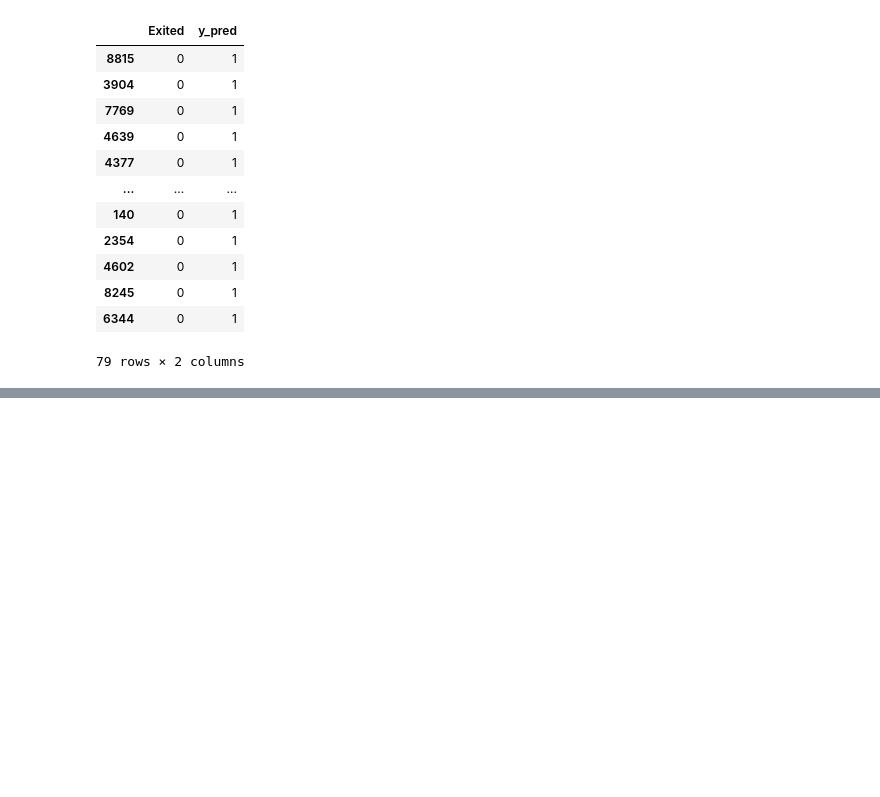
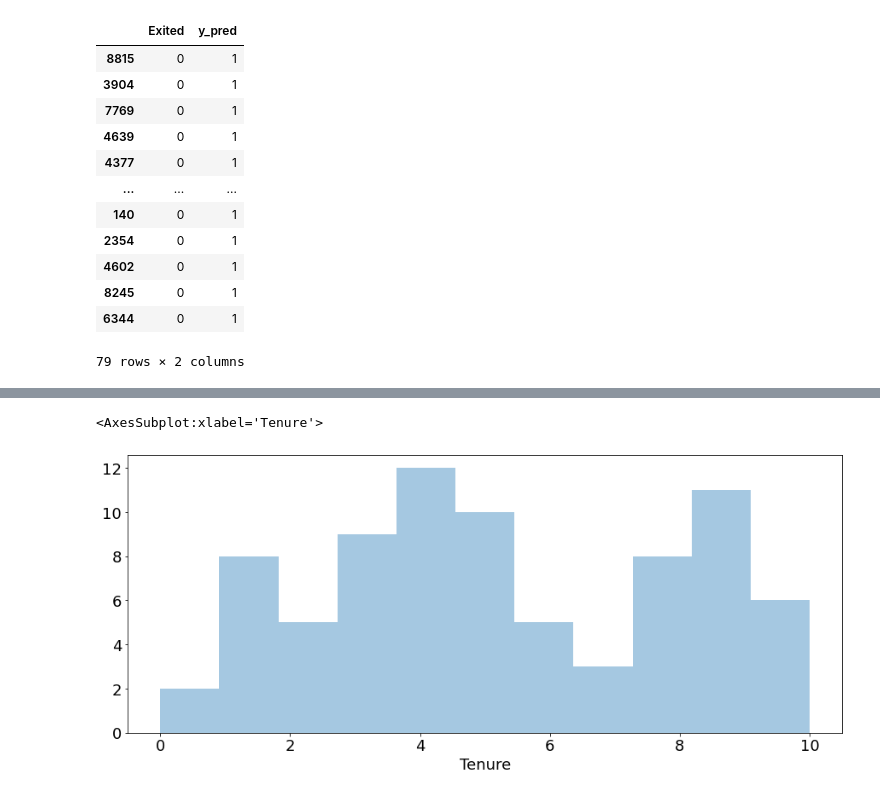
Before and after one commit to Yoyoyamato/churn_modeling, a Jupyter notebook: Final_Model.ipynb, the cells around one changed output, grey strips where cells are left out. Drawn from its saved outputs; the diff is of its cells as text; code cells hidden in the pictures; blank space fills up the shorter version.

```diff
--- a/Final_Model.ipynb
+++ b/Final_Model.ipynb
@@ -162,0 +193,5 @@ FP
+# %%
+sns.distplot(FP_df['Tenure'],bins=11, kde=False)
+# %% [output]
+<AxesSubplot:xlabel='Tenure'>
+[figure, added]
```
Also changed, not shown: parts of 5 cells of this notebook.
